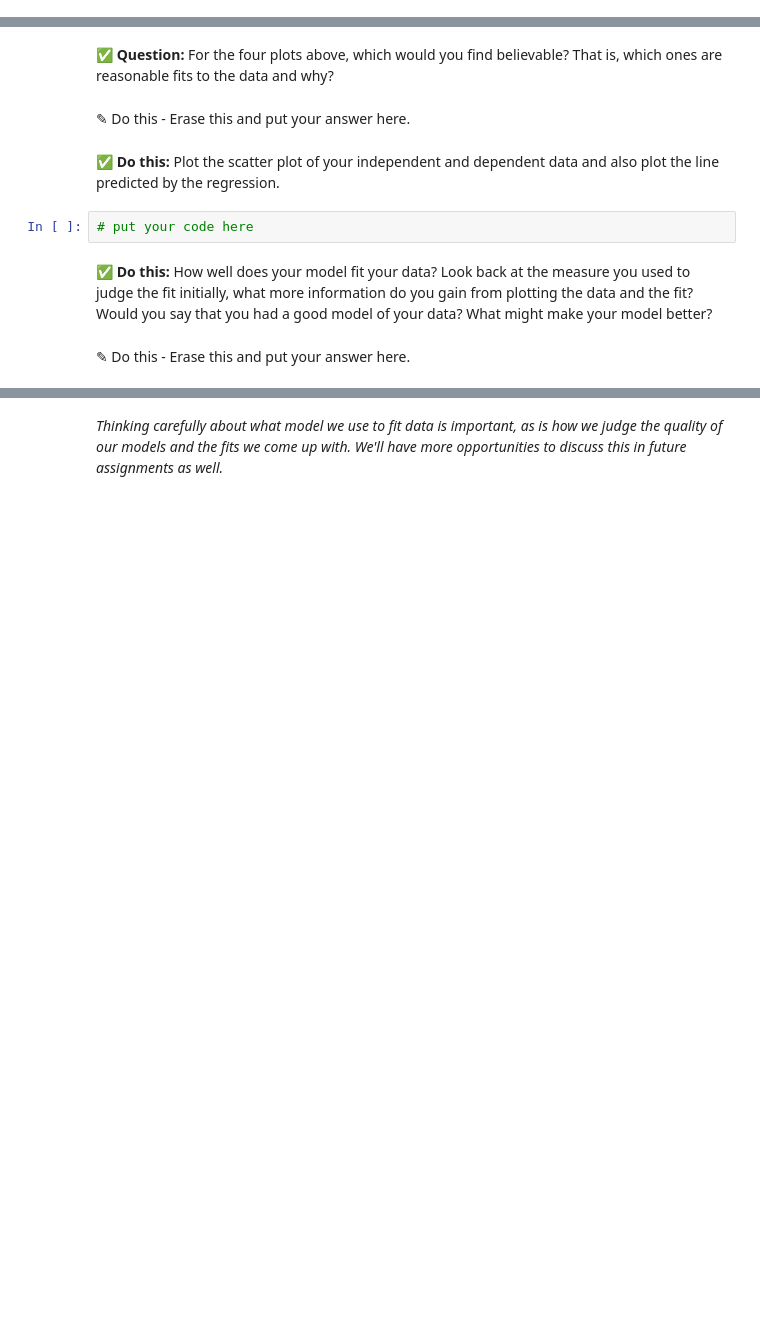
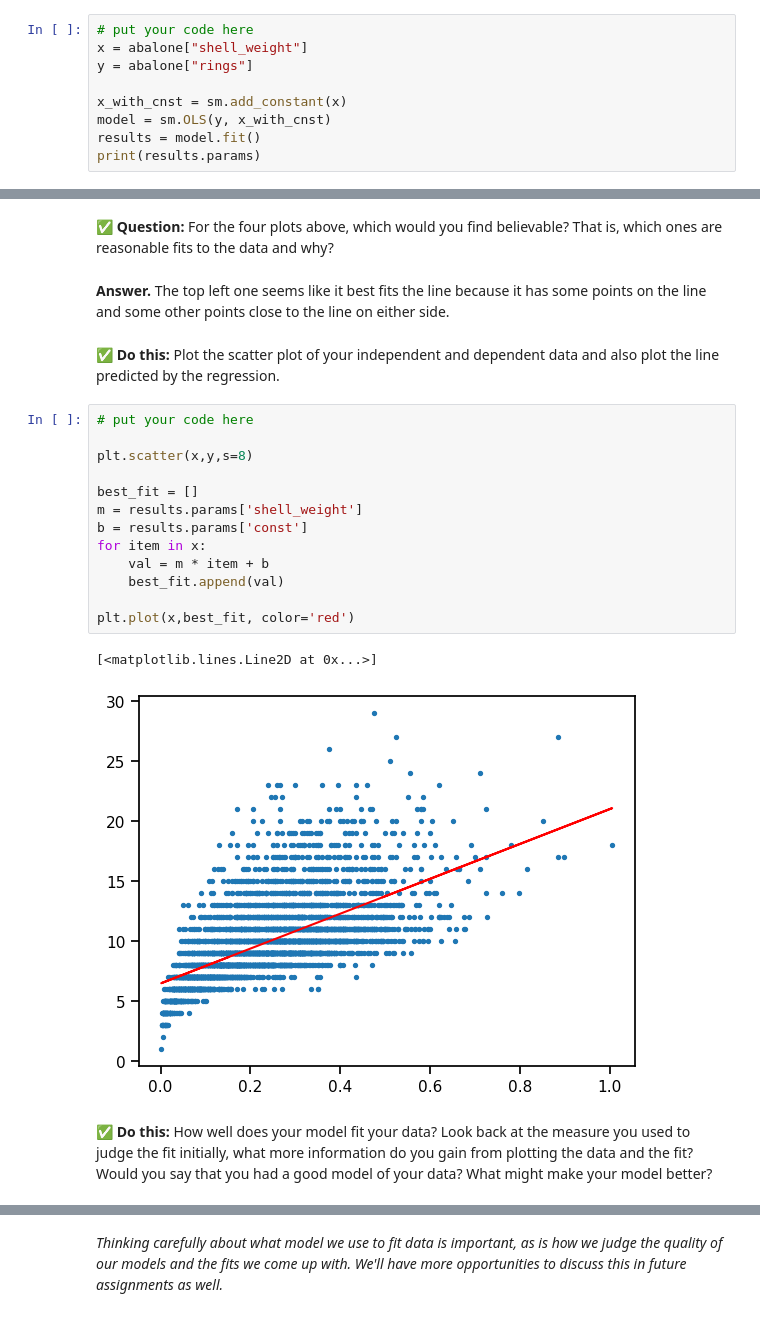
Before and after one commit to nathanjtaylor/CMSE202-f24-turnin, a Jupyter notebook: Day-13/Day 13 ICA.ipynb, the cells around one changed output, grey strips where cells are left out. Drawn from its saved outputs; the diff is of its cells as text; blank space fills up the shorter version.

```diff
--- a/Day-13/Day 13 ICA.ipynb
+++ b/Day-13/Day 13 ICA.ipynb
@@ -131,0 +160,9 @@ _Look to the pre-class assignment for some hints and check in with your group._
+# %%
+# put your code here
+x = abalone["shell_weight"]
+y = abalone["rings"]
+
+x_with_cnst = sm.add_constant(x)
+model = sm.OLS(y, x_with_cnst)
+results = model.fit()
+print(results.params)
@@ -151,13 +213,25 @@ Mathematically, any data can be fit to a line. Whether a line is a good model to
 You can see that each data set is different, but the mathematical model that fits each of these data sets is the same! You must be careful that your data do not violate one or more of the [underlying assumptions of linear fitting](https://en.wikipedia.org/wiki/Linear_regression#Assumptions). This is one reason it is incredibly important to visualize your data and the model that fits it.
 # %% [markdown]
 **&#9989; Question:** For the four plots above, which would you find believable? That is, which ones are reasonable fits to the data and why?
-# %% [markdown]
-<font size=+3>&#9998;</font> Do this - Erase this and put your answer here.
+# %% [markdown]
+**Answer.** The top left one seems like it best fits the line because it has some points on the line and some other points close to the line on either side.
 # %% [markdown]
 **&#9989; Do this:** Plot the scatter plot of your independent and dependent data and also plot the line predicted by the regression.
-# %%
-# put your code here
+# %%
+# put your code here
+
+plt.scatter(x,y,s=8)
+
+best_fit = []
+m = results.params['shell_weight']
+b = results.params['const']
+for item in x:
+    val = m * item + b
+    best_fit.append(val)
+
+plt.plot(x,best_fit, color='red')
+# %% [output]
+[<matplotlib.lines.Line2D at 0x...>]
+[figure, added]
 # %% [markdown]
 **&#9989; Do this:** How well does your model fit your data? Look back at the measure you used to judge the fit initially, what more information do you gain from plotting the data and the fit? Would you say that you had a good model of your data? What might make your model better?
-# %% [markdown]
-<font size=+3>&#9998;</font> Do this - Erase this and put your answer here.
```
Also changed, not shown: parts of 23 cells of this notebook, 2 other files.
